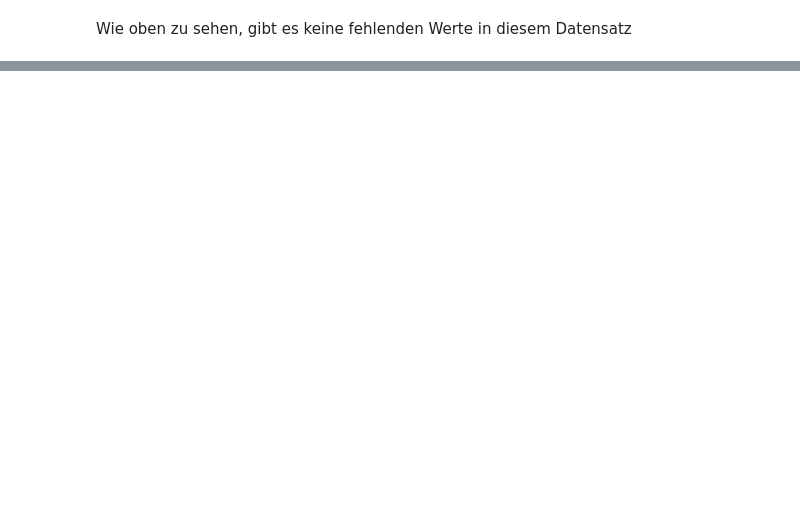
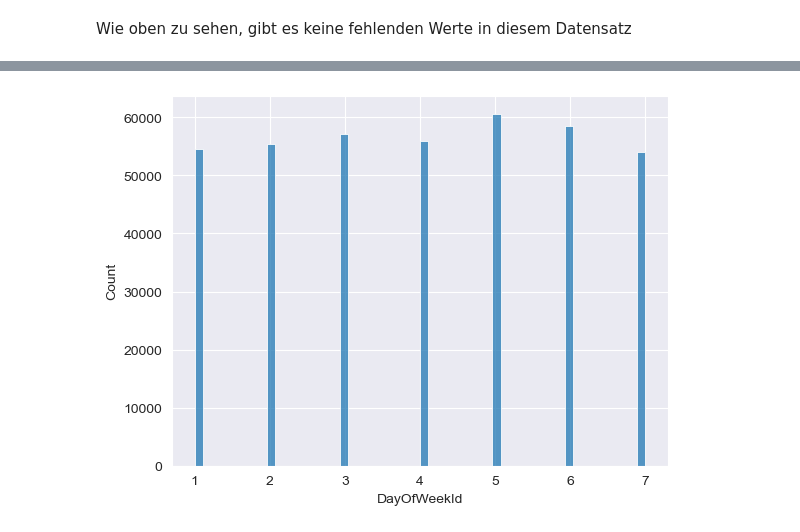
Before and after one commit to FelixSiegfriedRiedel/San-Francisco-Crime, a Jupyter notebook: sf_crime_analysis.ipynb, the cells around one changed output, grey strips where cells are left out. Cells and saved outputs as stored; diff of their text form; code cells hidden in the pictures; blank space fills up the shorter version.

```diff
--- a/sf_crime_analysis.ipynb
+++ b/sf_crime_analysis.ipynb
@@ -83,0 +205,5 @@ train["Category"].unique()
+# %%
+sns.histplot(train["DayOfWeekId"])
+plt.show()
+# %% [output]
+[figure, added]
```
Also changed, not shown: parts of 22 cells of this notebook.
